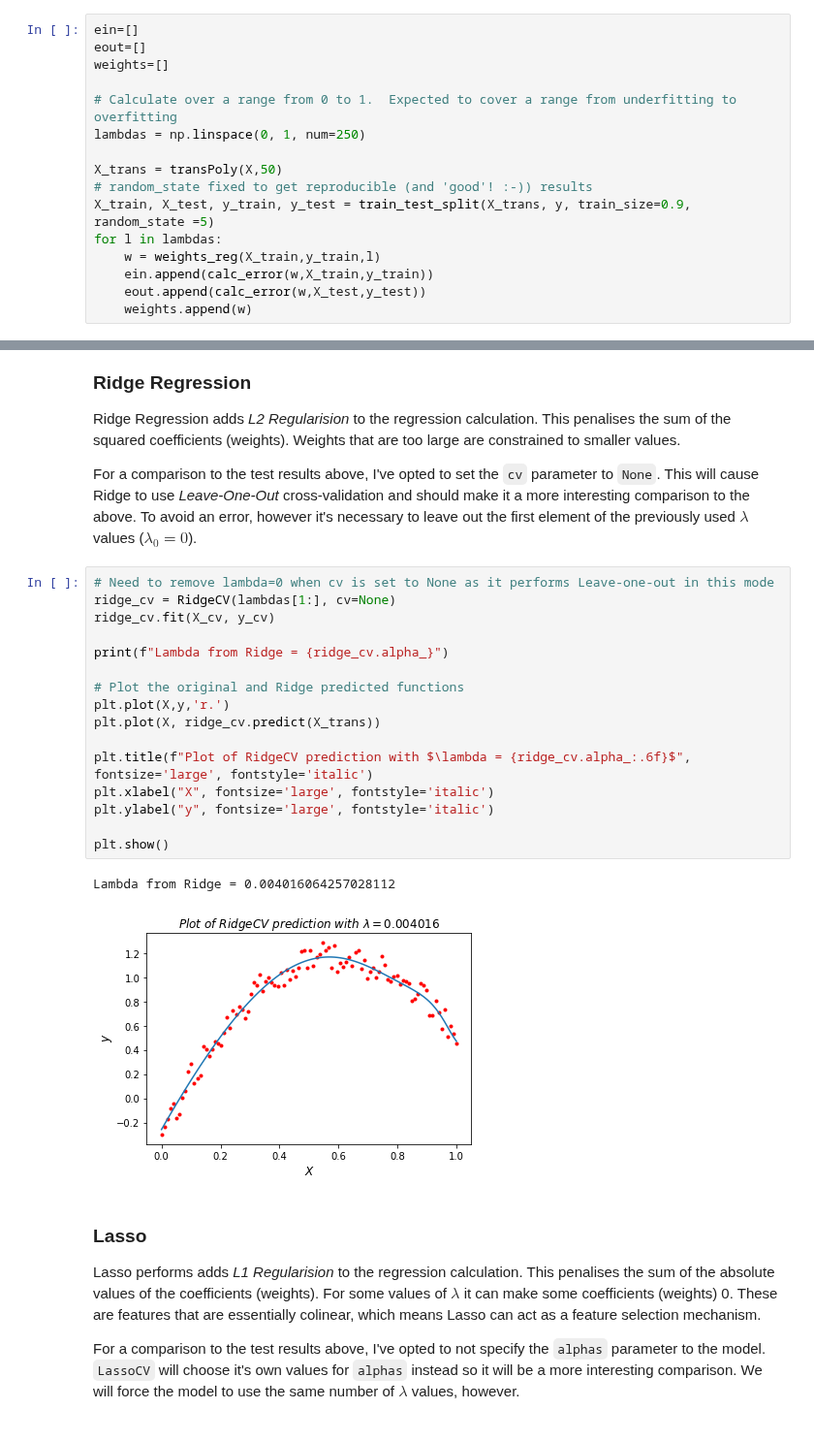
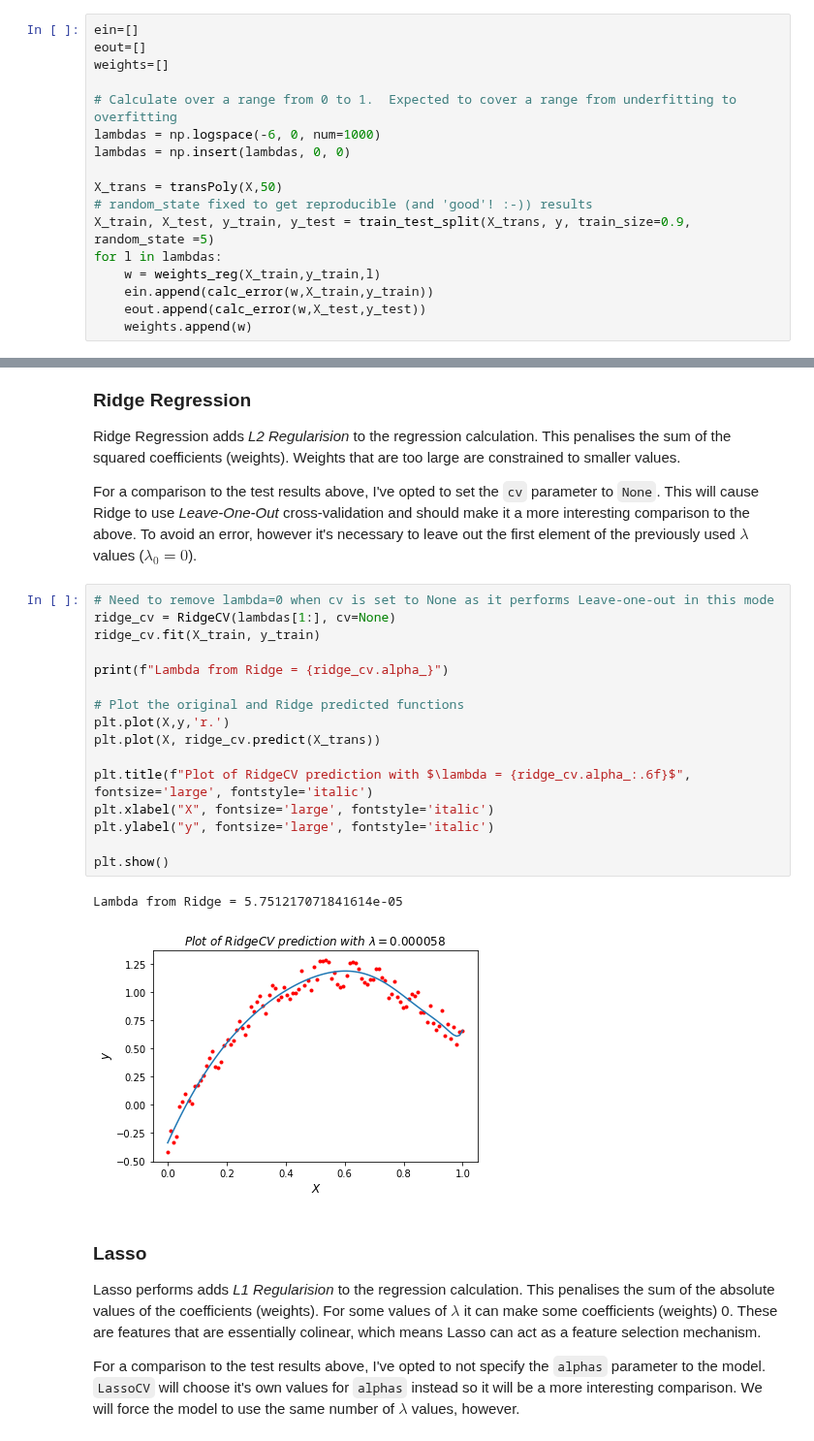
Before and after one commit to vipulpopat/MSCAI_Sem1_Etivity4, a Jupyter notebook: Etivity4_CE6002_18195326.ipynb, the cells around one changed output, grey strips where cells are left out. Shown at 97% size. Cells and saved outputs as stored; diff of their text form.

Commit message:
Changed to generate lambdas from logspace

```diff
--- a/Etivity4_CE6002_18195326.ipynb
+++ b/Etivity4_CE6002_18195326.ipynb
@@ -91,7 +93,8 @@ eout=[]
 weights=[]
 
 # Calculate over a range from 0 to 1.  Expected to cover a range from underfitting to overfitting
-lambdas = np.linspace(0, 1, num=250)
+lambdas = np.logspace(-6, 0, num=1000)
+lambdas = np.insert(lambdas, 0, 0)
 
 X_trans = transPoly(X,50)
 # random_state fixed to get reproducible (and 'good'! :-)) results
@@ -350,22 +352,22 @@ For a comparison to the test results above, I've opted to set the `cv` parameter
 # %%
 # Need to remove lambda=0 when cv is set to None as it performs Leave-one-out in this mode
 ridge_cv = RidgeCV(lambdas[1:], cv=None)
-ridge_cv.fit(X_cv, y_cv)
+ridge_cv.fit(X_train, y_train)
 
 print(f"Lambda from Ridge = {ridge_cv.alpha_}")
 
 # Plot the original and Ridge predicted functions
 plt.plot(X,y,'r.')
 plt.plot(X, ridge_cv.predict(X_trans))
 
 plt.title(f"Plot of RidgeCV prediction with $\lambda = {ridge_cv.alpha_:.6f}$", fontsize='large', fontstyle='italic')
 plt.xlabel("X", fontsize='large', fontstyle='italic')
 plt.ylabel("y", fontsize='large', fontstyle='italic')
 
 plt.show()
 # %% [output]
-Lambda from Ridge = 0.004016064257028112
+Lambda from Ridge = 5.751217071841614e-05
-[figure, old version]
+[figure, new version]
 # %% [markdown]
 ### Lasso
 
```
Also changed, not shown: parts of 23 cells of this notebook.
